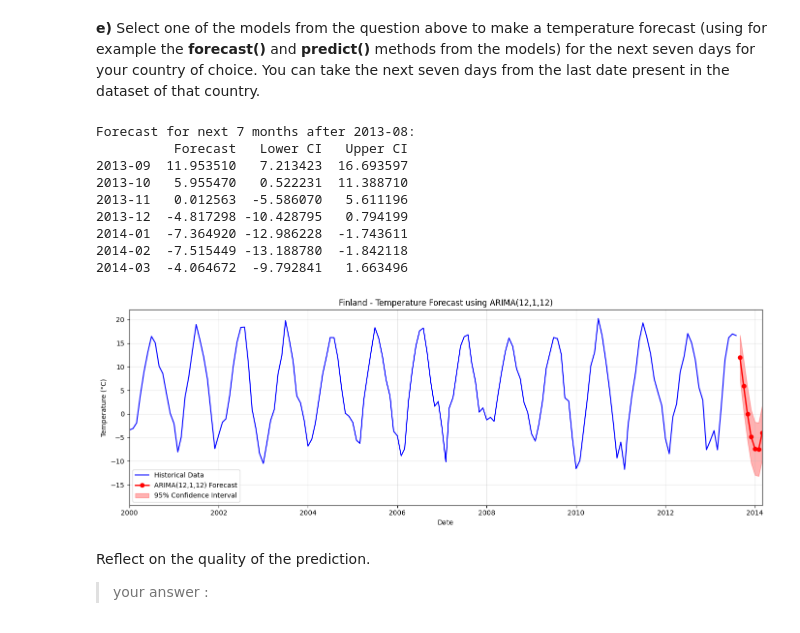
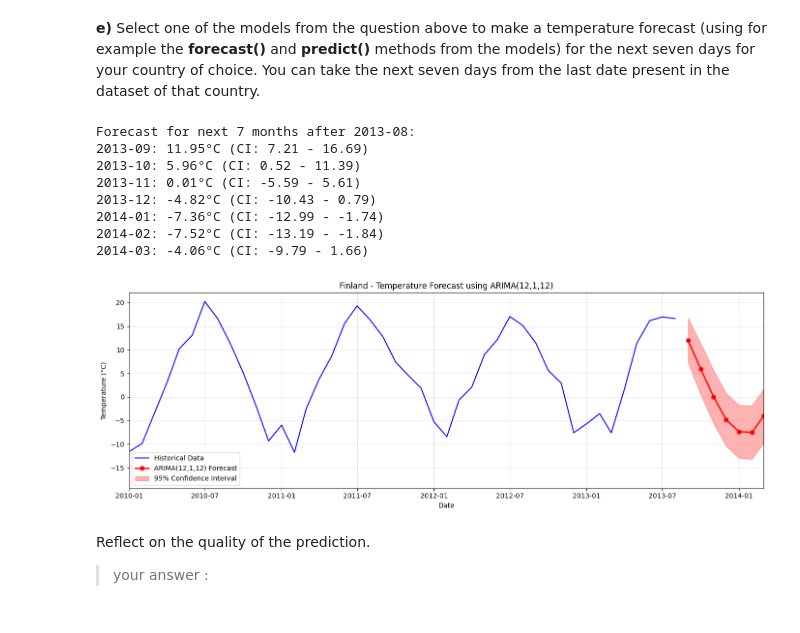
Before and after one commit to KundaiMutuwira/Data_Science_Class, a Jupyter notebook: DS2024_2025_TS_Assignment_Student_Version_1.ipynb, the cells around one changed output. Saved outputs shown, nothing was run; the diff lists cells and outputs as text; code cells hidden in the pictures.

```diff
--- a/DS2024_2025_TS_Assignment_Student_Version_1.ipynb
+++ b/DS2024_2025_TS_Assignment_Student_Version_1.ipynb
@@ -1182,8 +1182,8 @@ plt.axhline(y=conf,linestyle='--',color='gray')
 plt.title('Partial Autocorrelation Function')
 plt.tight_layout()
 plt.show()
-q = next((i for i, val in enumerate(lag_acf[1:], 1) if abs(val) > abs(conf)), 1) * 6
-p = next((i for i, val in enumerate(lag_pacf[1:], 1) if abs(val) > abs(conf)), 1)
+q = next((i for i, val in enumerate(lag_acf[1:], 1) if abs(val) > abs(conf)), 1) * 12
+p = next((i for i, val in enumerate(lag_pacf[1:], 1) if abs(val) > abs(conf)), 1) * 12
 
 print(f"ARIMA parameters:")
 print(f"p (AR order) = {p}")
@@ -1239,63 +1240,51 @@ ARIMA(1,1,6) Model - AIC: 11091.86
 
 n_steps = 7
 forecast_res = best_model.get_forecast(steps=n_steps)
 forecast_mean = forecast_res.predicted_mean
 forecast_ci = forecast_res.conf_int(alpha=0.05)
 
-# Create proper time index for forecasts
+# Create time index for forecasts
 last_date = ts.index[-1]
 future_idx = pd.period_range(start=last_date + 1, periods=n_steps, freq="M")
-forecast_df = pd.DataFrame({
-    "Forecast": forecast_mean.values,
-    "Lower CI": forecast_ci.iloc[:, 0].values,
-    "Upper CI": forecast_ci.iloc[:, 1].values
-}, index=future_idx)
 
 print(f"\nForecast for next 7 months after {last_date}:")
-print(forecast_df)
+for i, date in enumerate(future_idx):
+    print(f"{date}: {forecast_mean.values[i]:.2f}°C (CI: {forecast_ci.iloc[i, 0]:.2f} - {forecast_ci.iloc[i, 1]:.2f})")
 
 # ========================================
 # Plot: Historical data + Forecast
 # ========================================
 plt.figure(figsize=(14, 5))
 
-# Plot historical data
+# Historical data
 plt.plot(ts.index.to_timestamp(), ts.values, label='Historical Data', color='blue', linewidth=1.5)
 
-# Plot forecast
-plt.plot(future_idx.to_timestamp(), forecast_df["Forecast"],
+# Forecast
+plt.plot(future_idx.to_timestamp(), forecast_mean.values,
          marker='o', label=f'{best_name} Forecast', color='red', linewidth=2)
 
-# Plot confidence interval
-plt.fill_between(
-    future_idx.to_timestamp(),
-    forecast_df["Lower CI"],
-    forecast_df["Upper CI"],
-    alpha=0.3,
-    color='red',
-    label='95% Confidence Interval'
-)
+# Confidence interval
+plt.fill_between(future_idx.to_timestamp(), forecast_ci.iloc[:, 0], forecast_ci.iloc[:, 1],
+                 alpha=0.3, color='red', label='95% Confidence Interval')
 
-# Zoom to recent years for better visibility
-plt.xlim(pd.to_datetime("2000-01-01"), future_idx[-1].to_timestamp())
+plt.xlim(pd.to_datetime("2010-01-01"), future_idx[-1].to_timestamp())
 plt.xlabel("Date")
 plt.ylabel("Temperature (°C)")
 plt.title(f"{country} - Temperature Forecast using {best_name}")
 plt.legend()
 plt.grid(True, alpha=0.3)
 plt.tight_layout()
 plt.show()
 # %% [output]
 Forecast for next 7 months after 2013-08:
-          Forecast   Lower CI   Upper CI
-2013-09  11.953510   7.213423  16.693597
-2013-10   5.955470   0.522231  11.388710
-2013-11   0.012563  -5.586070   5.611196
-2013-12  -4.817298 -10.428795   0.794199
-2014-01  -7.364920 -12.986228  -1.743611
-2014-02  -7.515449 -13.188780  -1.842118
-2014-03  -4.064672  -9.792841   1.663496
+2013-09: 11.95°C (CI: 7.21 - 16.69)
+2013-10: 5.96°C (CI: 0.52 - 11.39)
+2013-11: 0.01°C (CI: -5.59 - 5.61)
+2013-12: -4.82°C (CI: -10.43 - 0.79)
+2014-01: -7.36°C (CI: -12.99 - -1.74)
+2014-02: -7.52°C (CI: -13.19 - -1.84)
+2014-03: -4.06°C (CI: -9.79 - 1.66)
-[figure, old version]
+[figure, new version]
 # %% [markdown]
 Reflect on the quality of the prediction.
 > your answer :
```
Also changed, not shown: parts of 1 cell of this notebook.
